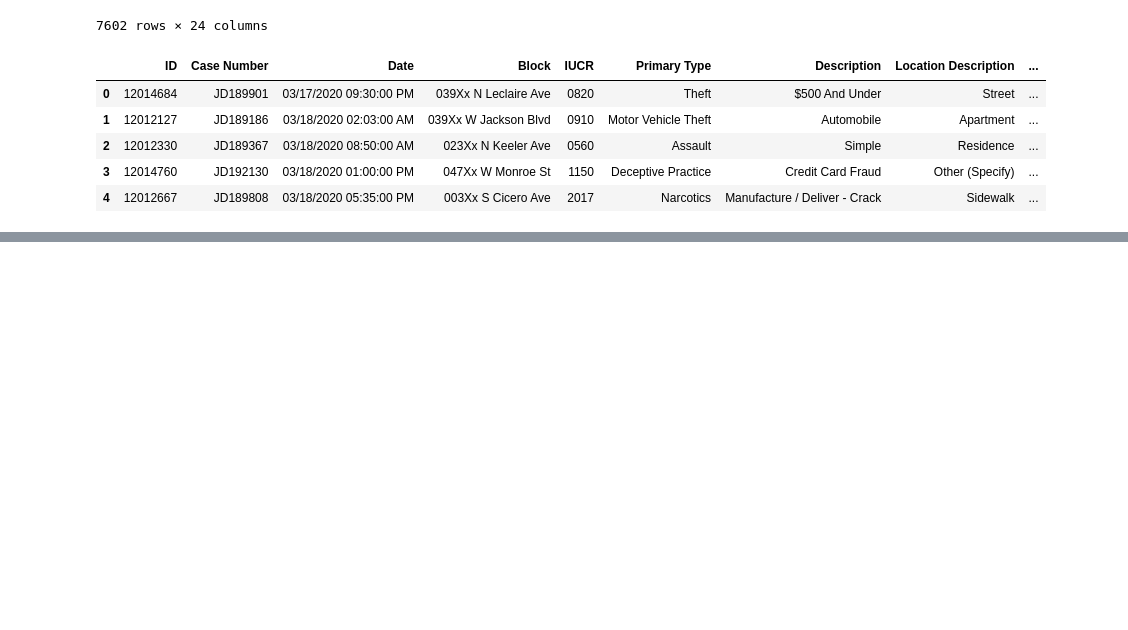
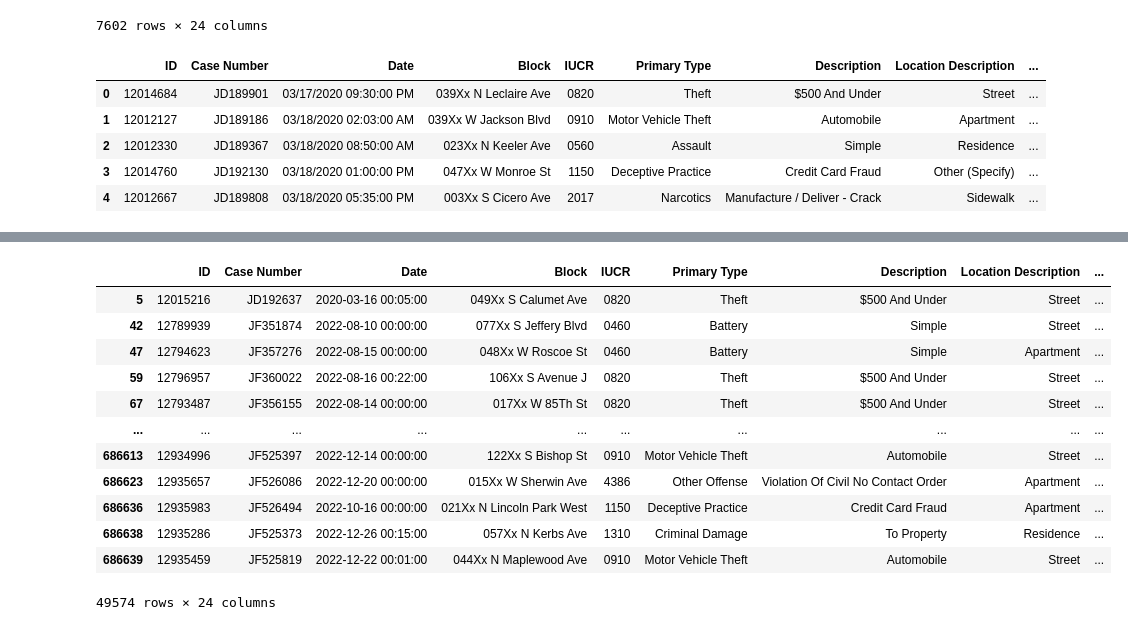
Before and after one commit to cvonholtz/Chicago_Crime_Data_Analysis, a Jupyter notebook: Chicago_Crime_Data_Analysis.ipynb, the cells around one changed output, grey strips where cells are left out. Cells and saved outputs as stored; diff of their text form; code cells hidden in the pictures; blank space fills up the shorter version.

```diff
--- a/Chicago_Crime_Data_Analysis.ipynb
+++ b/Chicago_Crime_Data_Analysis.ipynb
@@ -329,0 +372,3 @@ crime_data_3.to_csv('Chicago_Crime_Data.csv')
+# %%
+#converting date column to datetime
+crime_data_3["Date"] = pd.to_datetime(crime_data_3["Date"])
@@ -329,0 +396,18 @@ crime_data_3.to_csv('Chicago_Crime_Data.csv')
+# %%
+#checking all records that have 0, equal to 12am, as an hour
+#confirmed that there are 49574 records for 12am
+crime_data_3.loc[crime_data_3['Date'].dt.hour == 0]
+# %% [output]
+|  | ID | Case Number | Date | Block | IUCR | Primary Type | Description | Location Description | ... |
+| 5 | 12015216 | JD192637 | 2020-03-16 00:05:00 | 049Xx S Calumet Ave | 0820 | Theft | $500 And Under | Street | ... |
+| 42 | 12789939 | JF351874 | 2022-08-10 00:00:00 | 077Xx S Jeffery Blvd | 0460 | Battery | Simple | Street | ... |
+| 47 | 12794623 | JF357276 | 2022-08-15 00:00:00 | 048Xx W Roscoe St | 0460 | Battery | Simple | Apartment | ... |
+| 59 | 12796957 | JF360022 | 2022-08-16 00:22:00 | 106Xx S Avenue J | 0820 | Theft | $500 And Under | Street | ... |
+| 67 | 12793487 | JF356155 | 2022-08-14 00:00:00 | 017Xx W 85Th St | 0820 | Theft | $500 And Under | Street | ... |
+| ... | ... | ... | ... | ... | ... | ... | ... | ... | ... |
+| 686613 | 12934996 | JF525397 | 2022-12-14 00:00:00 | 122Xx S Bishop St | 0910 | Motor Vehicle Theft | Automobile | Street | ... |
+| 686623 | 12935657 | JF526086 | 2022-12-20 00:00:00 | 015Xx W Sherwin Ave | 4386 | Other Offense | Violation Of Civil No Contact Order | Apartment | ... |
+| 686636 | 12935983 | JF526494 | 2022-10-16 00:00:00 | 021Xx N Lincoln Park West | 1150 | Deceptive Practice | Credit Card Fraud | Apartment | ... |
+| 686638 | 12935286 | JF525373 | 2022-12-26 00:15:00 | 057Xx N Kerbs Ave | 1310 | Criminal Damage | To Property | Residence | ... |
+| 686639 | 12935459 | JF525819 | 2022-12-22 00:01:00 | 044Xx N Maplewood Ave | 0910 | Motor Vehicle Theft | Automobile | Street | ... |
+49574 rows × 24 columns
```
Also changed, not shown: parts of 10 cells of this notebook.
